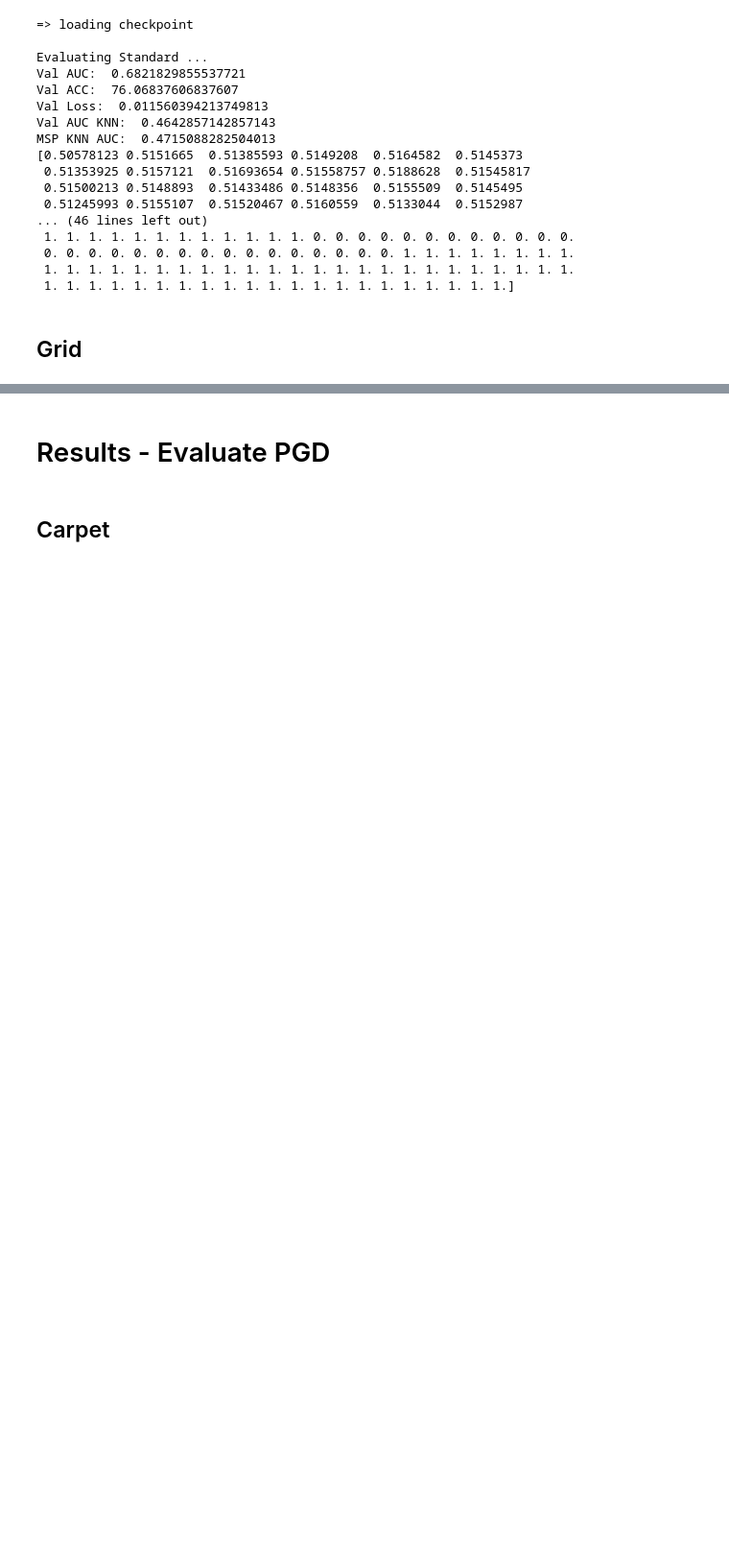
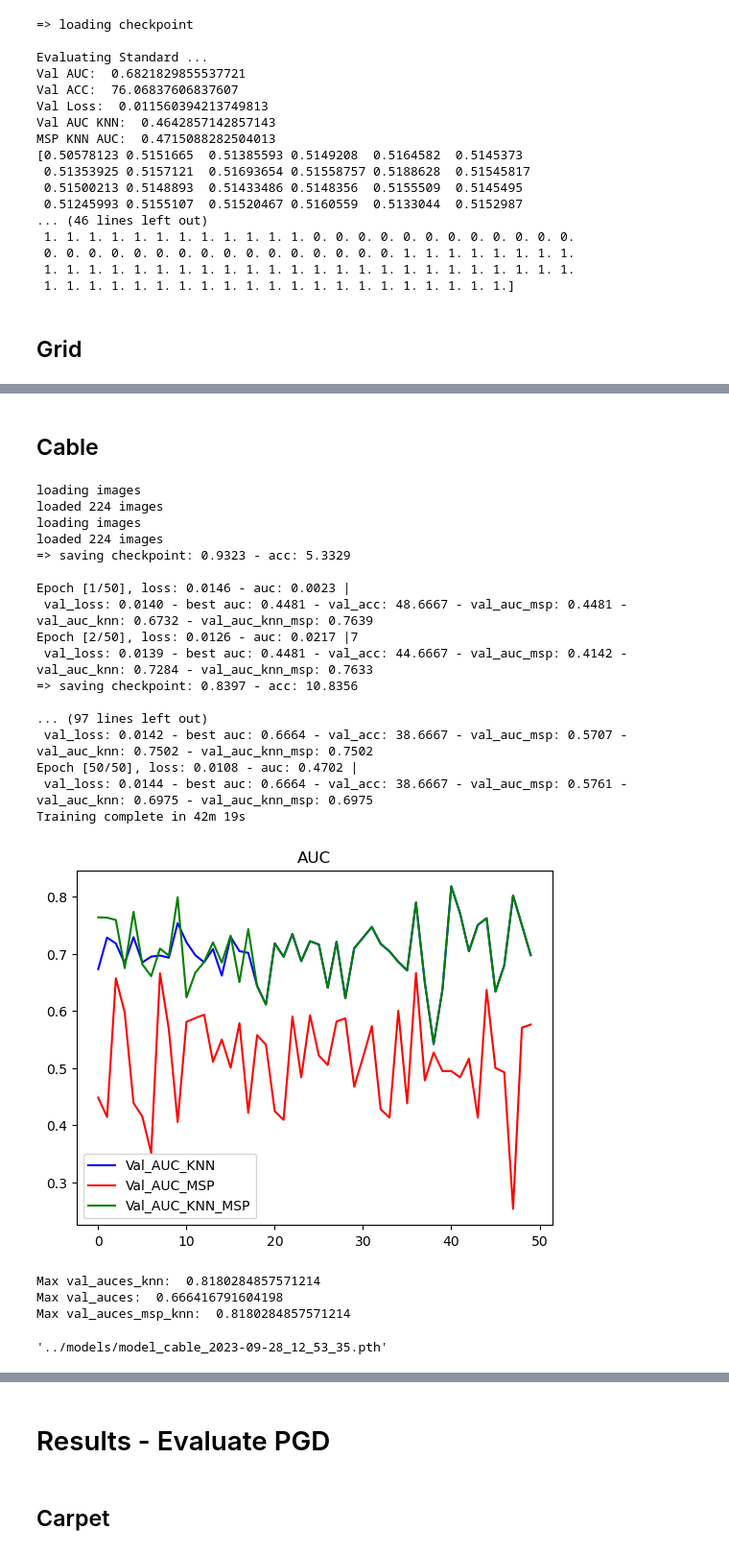
Before and after one commit to yaldashbz/pytorch-cutpaste, a Jupyter notebook: cutpaste_train.ipynb, the cells around one changed output, grey strips where cells are left out. Shown at 96% size. Drawn from its saved outputs; the diff is of its cells as text; code cells hidden in the pictures; blank space fills up the shorter version.

```diff
--- a/cutpaste_train.ipynb
+++ b/cutpaste_train.ipynb
@@ -549,0 +574,32 @@ run_eval(model, loss_fn, checkpoint_path, train_dataloader_normal, test_dataload
+# %% [markdown]
+## Cable
+# %%
+args.data_type = 'cable'
+args.epochs = 50
+model, loss_fn, checkpoint_path, train_dataloader, train_dataloader_normal, test_dataloader, history = run_fit(args, robust=True)
+# %% [output]
+loading images
+loaded 224 images
+loading images
+loaded 224 images
+=> saving checkpoint: 0.9323 - acc: 5.3329
+
+Epoch [1/50], loss: 0.0146 - auc: 0.0023 |
+ val_loss: 0.0140 - best auc: 0.4481 - val_acc: 48.6667 - val_auc_msp: 0.4481 - val_auc_knn: 0.6732 - val_auc_knn_msp: 0.7639
+Epoch [2/50], loss: 0.0126 - auc: 0.0217 |7
+ val_loss: 0.0139 - best auc: 0.4481 - val_acc: 44.6667 - val_auc_msp: 0.4142 - val_auc_knn: 0.7284 - val_auc_knn_msp: 0.7633
+=> saving checkpoint: 0.8397 - acc: 10.8356
+
+... (97 lines left out)
+ val_loss: 0.0142 - best auc: 0.6664 - val_acc: 38.6667 - val_auc_msp: 0.5707 - val_auc_knn: 0.7502 - val_auc_knn_msp: 0.7502
+Epoch [50/50], loss: 0.0108 - auc: 0.4702 |
+ val_loss: 0.0144 - best auc: 0.6664 - val_acc: 38.6667 - val_auc_msp: 0.5761 - val_auc_knn: 0.6975 - val_auc_knn_msp: 0.6975
+Training complete in 42m 19s
+[figure, added]
+Max val_auces_knn:  0.8180284857571214
+Max val_auces:  0.666416791604198
+Max val_auces_msp_knn:  0.8180284857571214
+# %%
+checkpoint_path
+# %% [output]
+'../models/model_cable_2023-09-28_12_53_35.pth'
```
Also changed, not shown: parts of 7 cells of this notebook, 1 other file.
